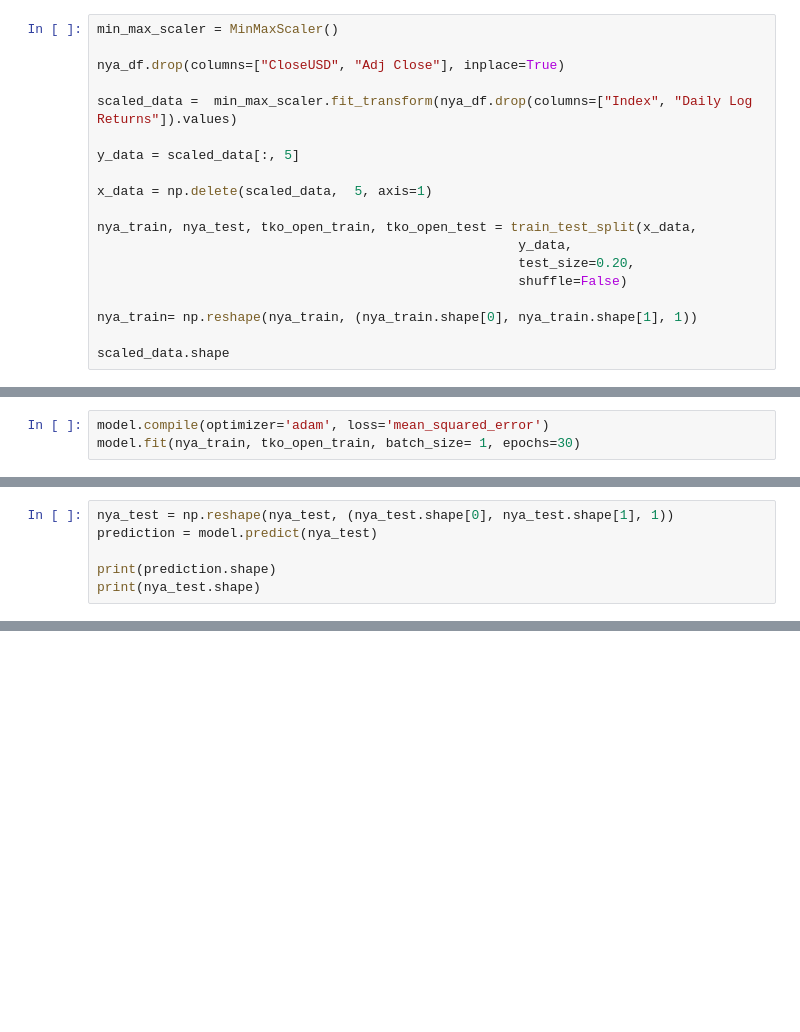
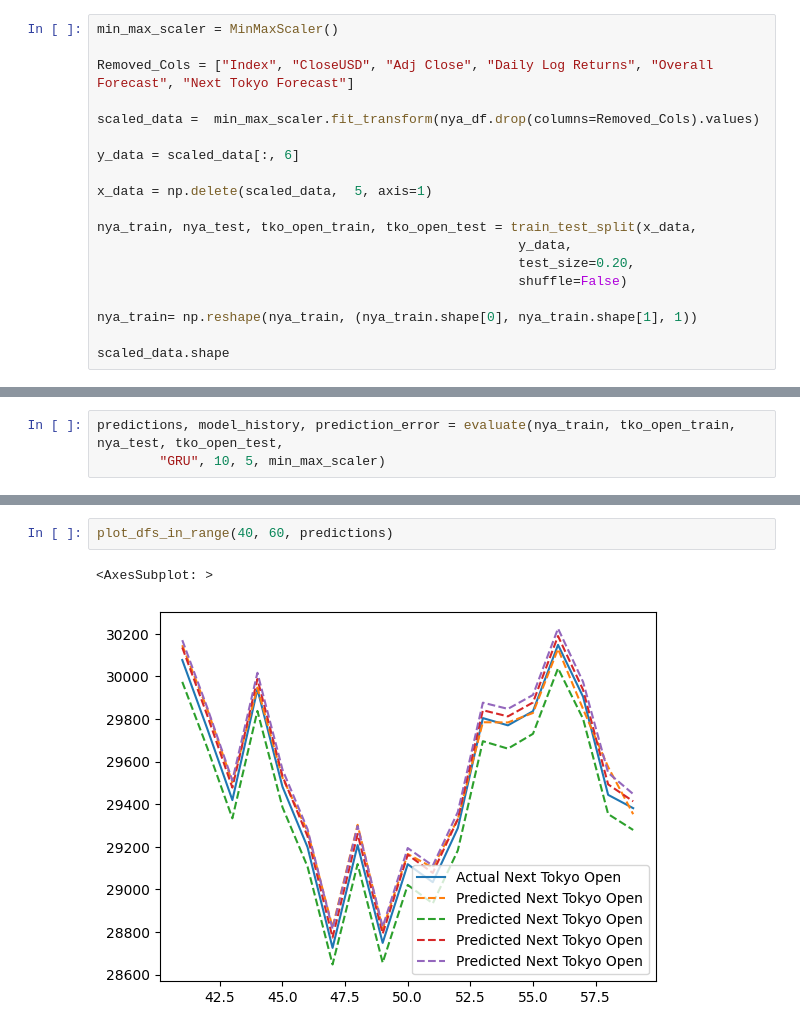
Before and after one commit to TeddyCB/ECM3420_CW, a Jupyter notebook: LSTM_GRU_Model.ipynb, the cells around one changed output, grey strips where cells are left out. Saved outputs shown, nothing was run; the diff lists cells and outputs as text; blank space fills up the shorter version.

```diff
--- a/LSTM_GRU_Model.ipynb
+++ b/LSTM_GRU_Model.ipynb
@@ -148,11 +127,11 @@ nya_df
 # %%
 min_max_scaler = MinMaxScaler()
 
-nya_df.drop(columns=["CloseUSD", "Adj Close"], inplace=True)
+Removed_Cols = ["Index", "CloseUSD", "Adj Close", "Daily Log Returns", "Overall Forecast", "Next Tokyo Forecast"]
 
-scaled_data =  min_max_scaler.fit_transform(nya_df.drop(columns=["Index", "Daily Log Returns"]).values)
+scaled_data =  min_max_scaler.fit_transform(nya_df.drop(columns=Removed_Cols).values)
 
-y_data = scaled_data[:, 5]
+y_data = scaled_data[:, 6]
 
 x_data = np.delete(scaled_data,  5, axis=1)
 
@@ -194,3 +147,0 @@ _________________________________________________________________
-# %%
-model.compile(optimizer='adam', loss='mean_squared_error')
-model.fit(nya_train, tko_open_train, batch_size= 1, epochs=30)
@@ -216,6 +147,0 @@ Epoch 30/30
-# %%
-nya_test = np.reshape(nya_test, (nya_test.shape[0], nya_test.shape[1], 1))
-prediction = model.predict(nya_test)
-
-print(prediction.shape)
-print(nya_test.shape)
@@ -269,0 +148,3 @@ mean_absolute_percentage_error(y_true=pred_df["Actual Next Tokyo Open"], y_pred=
+# %%
+predictions, model_history, prediction_error = evaluate(nya_train, tko_open_train, nya_test, tko_open_test,
+        "GRU", 10, 5, min_max_scaler)
@@ -269,0 +169,5 @@ mean_absolute_percentage_error(y_true=pred_df["Actual Next Tokyo Open"], y_pred=
+# %%
+plot_dfs_in_range(40, 60, predictions)
+# %% [output]
+<AxesSubplot: >
+[figure, added]
```
Also changed, not shown: parts of 24 cells of this notebook, 2 other files.
